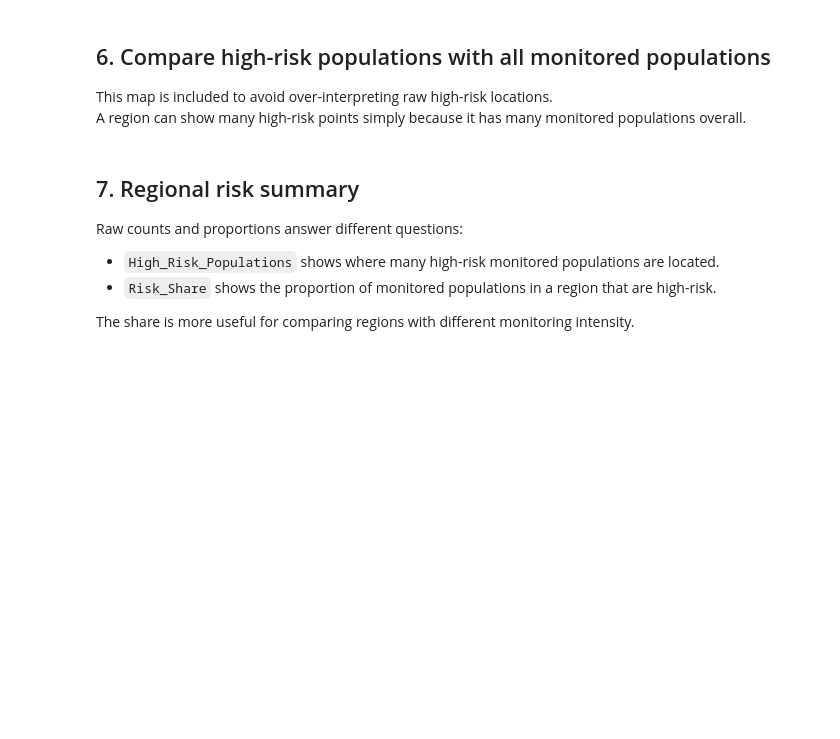
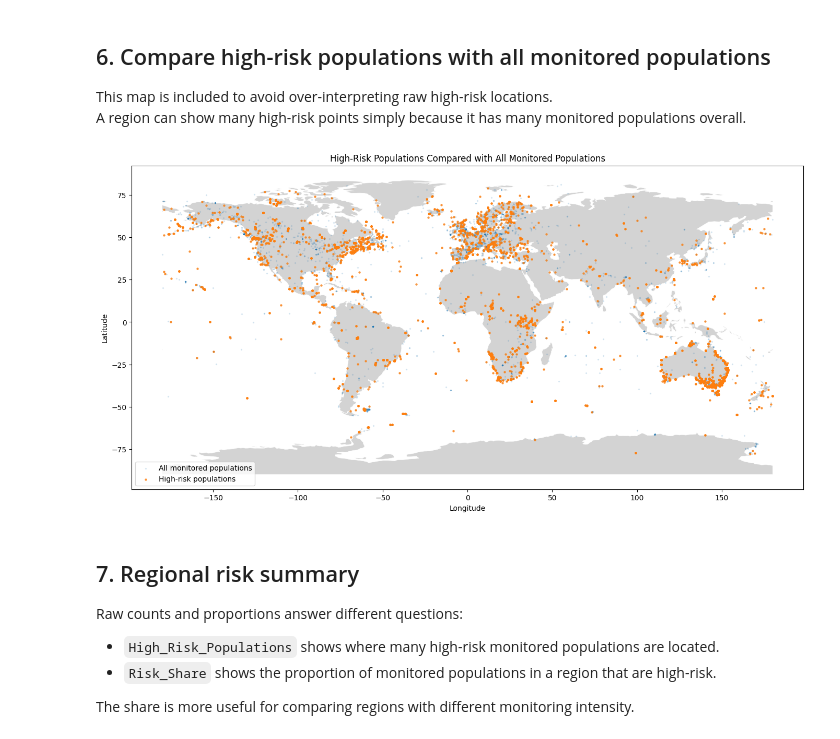
Before and after one commit to mariaravi/living-planet-index-project, a Jupyter notebook: notebooks/03_spatial_analysis.ipynb, the cells around one changed output. Cells and saved outputs as stored; diff of their text form; code cells hidden in the pictures; blank space fills up the shorter version.

```diff
--- a/notebooks/03_spatial_analysis.ipynb
+++ b/notebooks/03_spatial_analysis.ipynb
@@ -296,63 +383,61 @@ A region can show many high-risk points simply because it has many monitored pop
 # %%
 # Plot all monitored populations in the background and high-risk populations on top.
 fig, ax = plt.subplots(figsize=(14, 7))
 
-# Draw the optional basemap if available.
+# Draw the world basemap first.
 if HAS_GEOPANDAS:
     world.plot(
         ax=ax,
-        color="lightgrey",
-        edgecolor="white",
-        linewidth=0.4
+        color=LAND_COLOR,
+        edgecolor=BORDER_COLOR,
+        linewidth=0.45,
+        zorder=1
     )
 
-    gdf.plot(
-        ax=ax,
-        markersize=2,
-        alpha=0.12,
-        label="All monitored populations"
-    )
+# Add all monitored populations as a faint background layer.
+ax.scatter(
+    spatial_data["Longitude"],
+    spatial_data["Latitude"],
+    s=3,
+    alpha=0.16,
+    color=ALL_POP_COLOR,
+    linewidths=0,
+    zorder=2,
+    label="All monitored populations"
+)
 
-    high_risk_gdf.plot(
-        ax=ax,
-        markersize=5,
-        alpha=0.70,
-        label="High-risk populations"
-    )
+# Add high-risk populations as the main highlighted layer.
+ax.scatter(
+    high_risk_data["Longitude"],
+    high_risk_data["Latitude"],
+    s=9,
+    alpha=0.72,
+    color=HIGH_RISK_COLOR,
+    linewidths=0,
+    zorder=3,
+    label="High-risk populations"
+)
 
-# Fall back to a two-layer scatter plot if geopandas is unavailable.
-else:
-    ax.scatter(
-        spatial_data["Longitude"],
-        spatial_data["Latitude"],
-        s=2,
-        alpha=0.12,
-        label="All monitored populations"
-    )
+# Apply consistent map formatting and title.
+format_world_map(
+    ax,
+    "High-Risk Populations Compared with All Monitored Populations"
+)
 
-    ax.scatter(
-        high_risk_data["Longitude"],
-        high_risk_data["Latitude"],
-        s=5,
-        alpha=0.70,
-        label="High-risk populations"
-    )
-
-# Add title, labels, and legend.
-ax.set_title("High-Risk Populations Compared with All Monitored Populations")
-ax.set_xlabel("Longitude")
-ax.set_ylabel("Latitude")
-ax.legend(loc="lower left")
+# Add a legend that explains the two map layers.
+ax.legend(loc="lower left", frameon=True, facecolor="white", edgecolor=BORDER_COLOR)
 
 # Save and display the figure.
 plt.tight_layout()
 plt.savefig(
     FIGURES_DIR / "03_high_risk_vs_all_populations_map.png",
     dpi=300,
     bbox_inches="tight"
 )
 
 plt.show()
+# %% [output]
+[figure, added]
 # %% [markdown]
 ## 7. Regional risk summary
 
```
Also changed, not shown: parts of 20 cells of this notebook, 51 other files.
